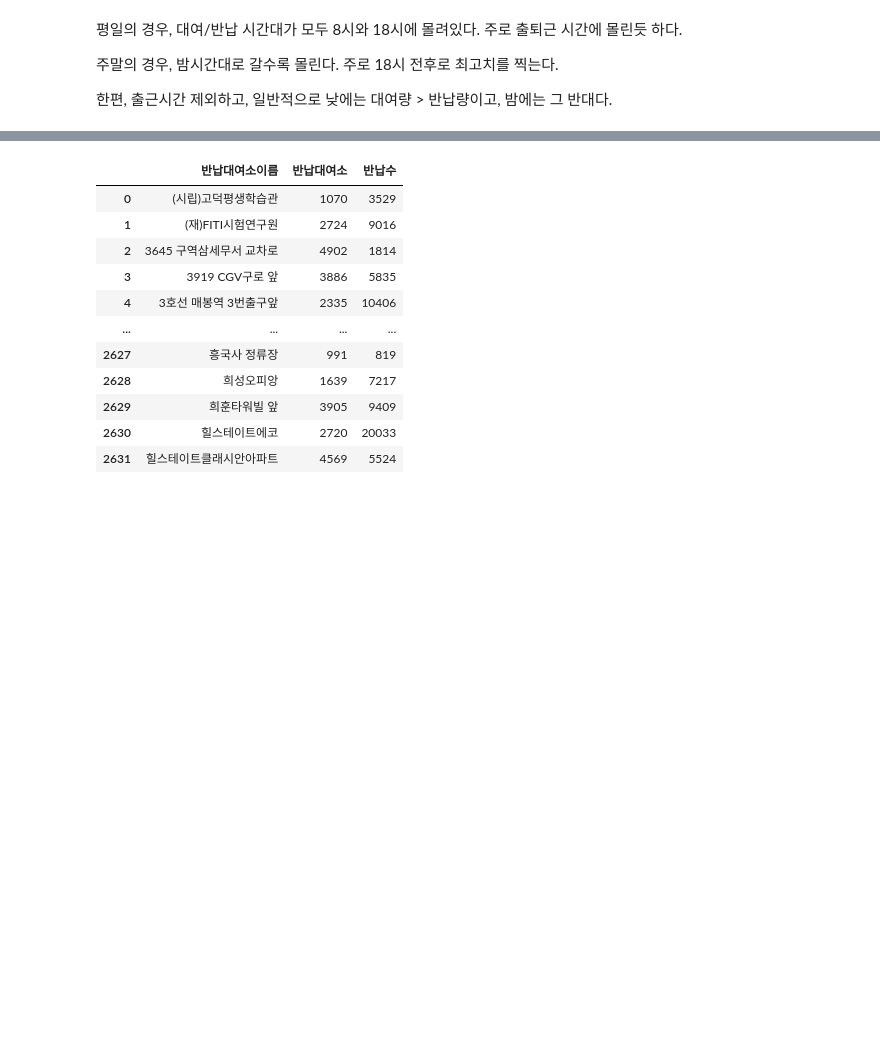
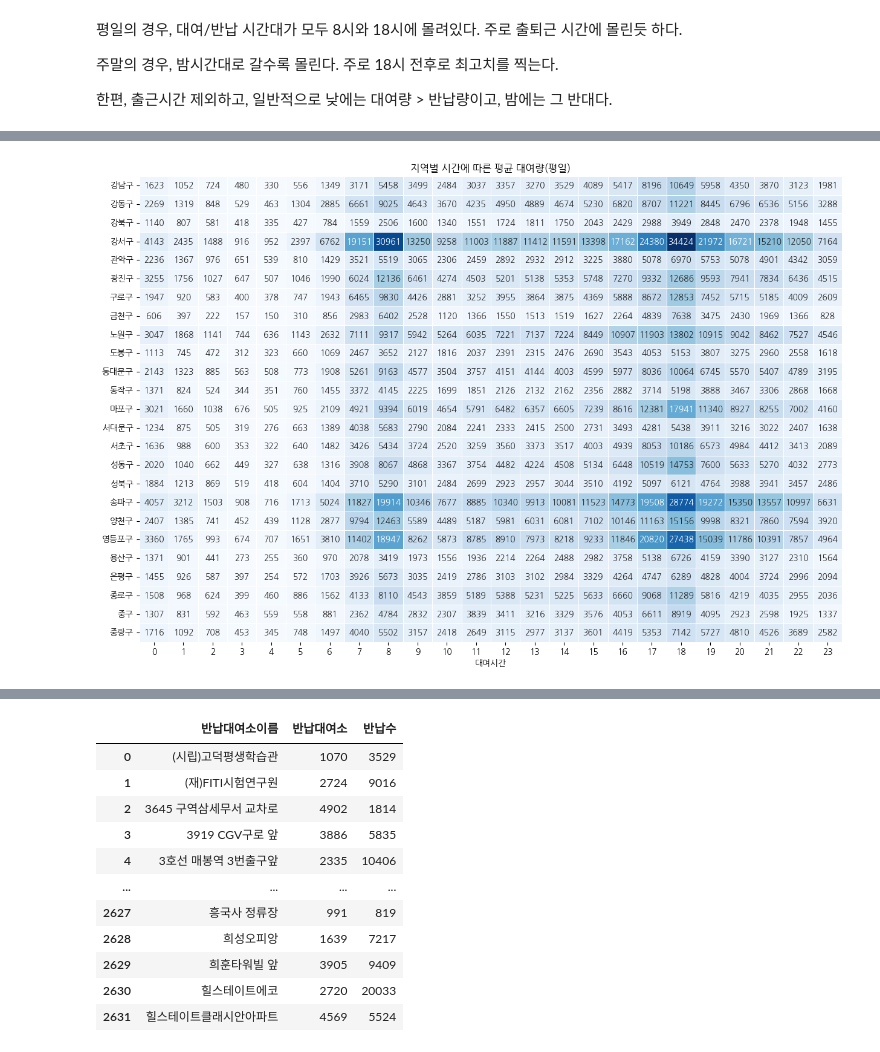
Before and after one commit to dhcryan/ddareung, a Jupyter notebook: main.ipynb, the cells around one changed output, grey strips where cells are left out. Saved outputs shown, nothing was run; the diff lists cells and outputs as text; code cells hidden in the pictures; blank space fills up the shorter version.

Commit message:
visual

```diff
--- a/main.ipynb
+++ b/main.ipynb
@@ -307,3 +293,5 @@ df_2022.tail(100)
 # %%
-### 2022 dataframe과 대여소번호를 key로 삼아 자치구만 추가해주기
-df_2022_gu=pd.merge(left = df_2022 , right = rental_df_gu, how = "outer", on = "대여대여소")
+### 2022 dataframe과 대여소번호를 key로 삼아 자치구만 추가해주기(대여지역의 자치구)
+df_2022=pd.merge(left = df_2022 , right = rental_df_gu, how = "inner", on = "대여대여소")
+df_2022=pd.merge(left = df_2022 , right = return_df_gu, how = "inner", on = "반납대여소")
+df_2022.isnull().sum()
@@ -330,0 +336,3 @@ KeyError: '대여지역'
+# %%
+pvt_table = _df.unstack()
+pvt_table.head()
@@ -330,0 +348,14 @@ KeyError: '대여지역'
+# %%
+_, ax = plt.subplots(figsize=(15, 10))
+sns.heatmap(pvt_table,
+    annot=True,
+    fmt='d',
+    cmap="Blues",
+    cbar=False,
+    linewidth=0.5,
+    ax=ax
+)
+ax.set_title("지역별 시간에 따른 평균 대여량(평일)")
+ax.set_ylabel("");
+# %% [output]
+[figure, added]
```
Also changed, not shown: parts of 29 cells of this notebook.
